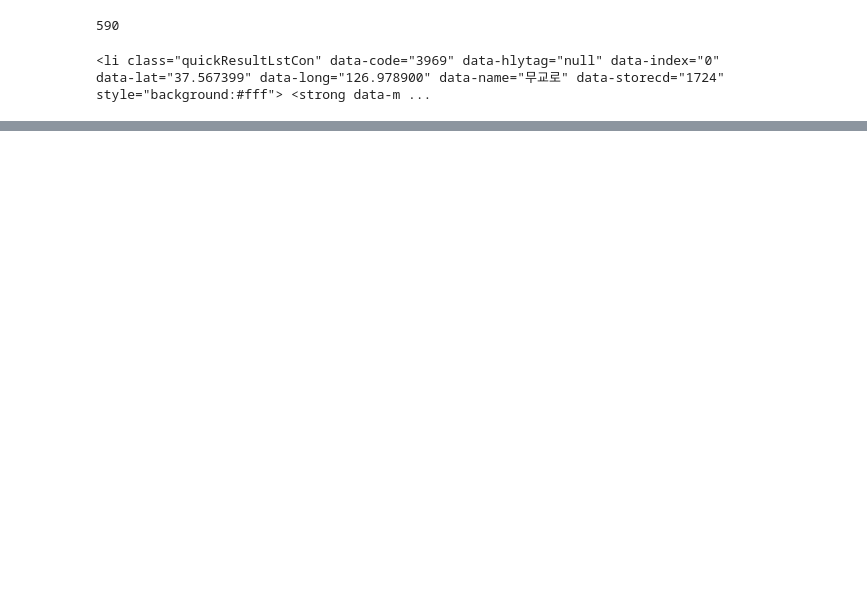
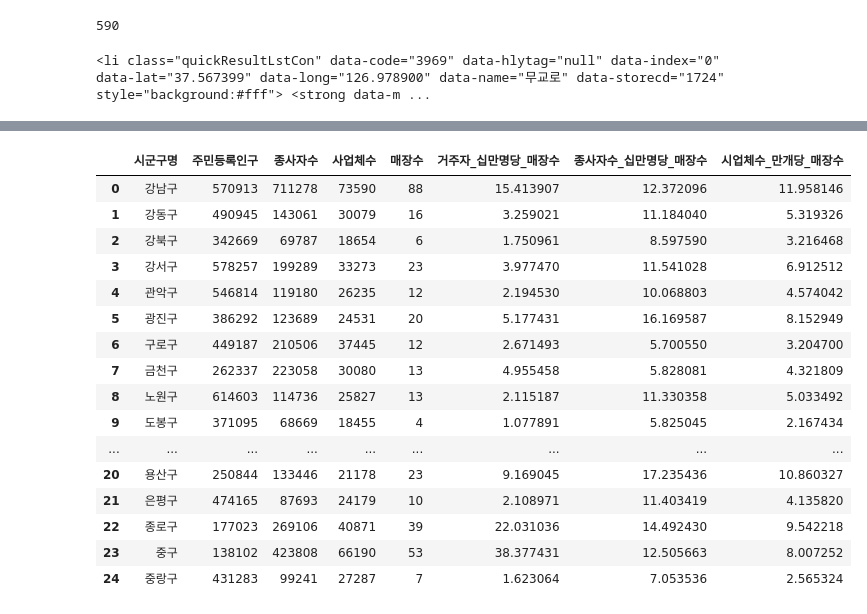
Before and after one commit to jayU000/python202206, a Jupyter notebook: pythonbasic07_starbucks.ipynb, the cells around one changed output, grey strips where cells are left out. Cells and saved outputs as stored; diff of their text form; code cells hidden in the pictures; blank space fills up the shorter version.

```diff
--- a/pythonbasic07_starbucks.ipynb
+++ b/pythonbasic07_starbucks.ipynb
@@ -79,0 +186,7 @@ star
+# %%
+# 서울시 구별 인구수, 종사자 수 읽어오기
+
+seoul_pop = pd.read_excel('sgg_pop.xlsx', thousands=',')
+seoul_biz = pd.read_excel('sgg_biz.xlsx')
+
+seoul_pop
@@ -79,0 +211,8 @@ star
+# %%
+# 세 개의 데이터 프레임을 하나로 병합
+
+seoul_sgg = pd.merge(seoul_pop, seoul_biz, how = 'left', on = '시군구명')
+seoul_sgg
+
+seoul_sgg = pd.merge(seoul_sgg, star_count, how='right',on='시군구명')
+seoul_sgg
@@ -79,0 +237,5 @@ star
+# %%
+# 주민등록 인구 십만명당 매장 수
+
+seoul_sgg['거주자_십만명당_매장수'] = seoul_sgg['매장수'] / (seoul_sgg['주민등록인구']/100000)
+seoul_sgg
@@ -79,0 +260,5 @@ star
+# %%
+# 종사자수 십만명당 매장 수
+
+seoul_sgg['종사자수_십만명당_매장수'] = seoul_sgg['매장수'] / (seoul_sgg['종사자수']/100000)
+seoul_sgg
@@ -79,0 +283,23 @@ star
+# %%
+# 시업체수 만개당 매장 수
+
+seoul_sgg['시업체수_만개당_매장수'] = seoul_sgg['매장수'] / (seoul_sgg['사업체수']/10000)
+seoul_sgg
+# %% [output]
+|  | 시군구명 | 주민등록인구 | 종사자수 | 사업체수 | 매장수 | 거주자_십만명당_매장수 | 종사자수_십만명당_매장수 | 시업체수_만개당_매장수 |
+| 0 | 강남구 | 570913 | 711278 | 73590 | 88 | 15.413907 | 12.372096 | 11.958146 |
+| 1 | 강동구 | 490945 | 143061 | 30079 | 16 | 3.259021 | 11.184040 | 5.319326 |
+| 2 | 강북구 | 342669 | 69787 | 18654 | 6 | 1.750961 | 8.597590 | 3.216468 |
+| 3 | 강서구 | 578257 | 199289 | 33273 | 23 | 3.977470 | 11.541028 | 6.912512 |
+| 4 | 관악구 | 546814 | 119180 | 26235 | 12 | 2.194530 | 10.068803 | 4.574042 |
+| 5 | 광진구 | 386292 | 123689 | 24531 | 20 | 5.177431 | 16.169587 | 8.152949 |
+| 6 | 구로구 | 449187 | 210506 | 37445 | 12 | 2.671493 | 5.700550 | 3.204700 |
+| 7 | 금천구 | 262337 | 223058 | 30080 | 13 | 4.955458 | 5.828081 | 4.321809 |
+| 8 | 노원구 | 614603 | 114736 | 25827 | 13 | 2.115187 | 11.330358 | 5.033492 |
+| 9 | 도봉구 | 371095 | 68669 | 18455 | 4 | 1.077891 | 5.825045 | 2.167434 |
+| ... | ... | ... | ... | ... | ... | ... | ... | ... |
+| 20 | 용산구 | 250844 | 133446 | 21178 | 23 | 9.169045 | 17.235436 | 10.860327 |
+| 21 | 은평구 | 474165 | 87693 | 24179 | 10 | 2.108971 | 11.403419 | 4.135820 |
+| 22 | 종로구 | 177023 | 269106 | 40871 | 39 | 22.031036 | 14.492430 | 9.542218 |
+| 23 | 중구 | 138102 | 423808 | 66190 | 53 | 38.377431 | 12.505663 | 8.007252 |
+| 24 | 중랑구 | 431283 | 99241 | 27287 | 7 | 1.623064 | 7.053536 | 2.565324 |
```
Also changed, not shown: parts of 13 cells of this notebook.
